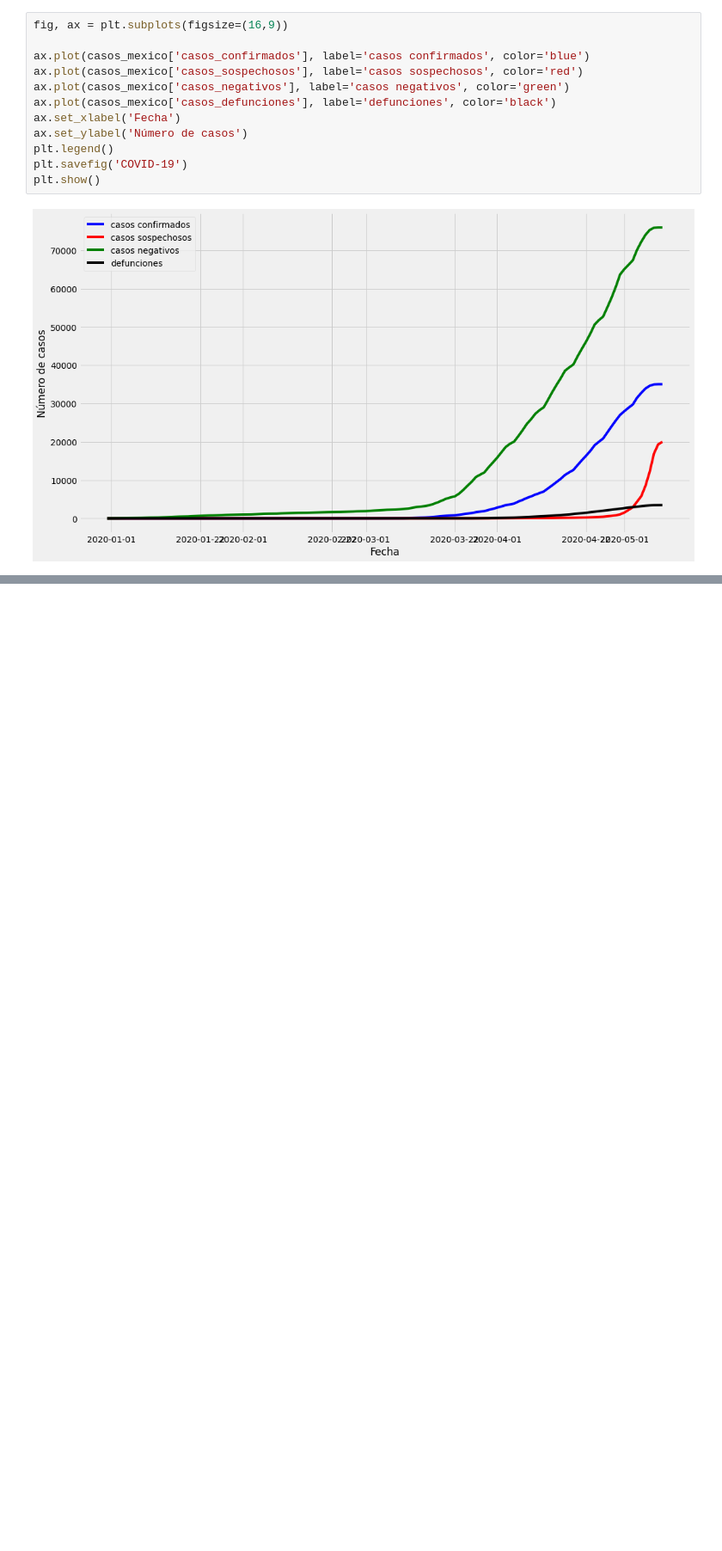
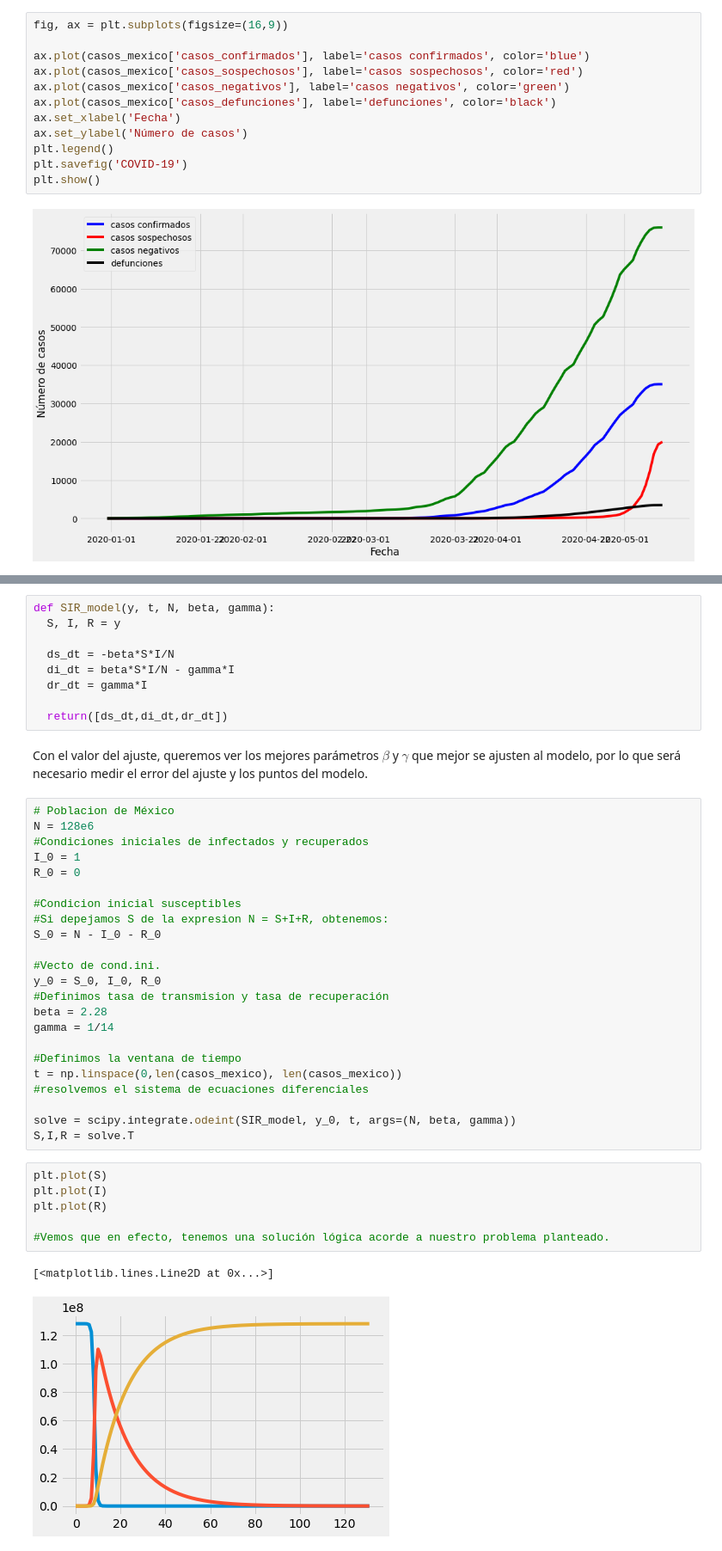
Before and after one commit to Physicworld/ProyectoIO, a Jupyter notebook: ProyectoIO_Notebook.ipynb, the cells around one changed output, grey strips where cells are left out. Shown at 86% size. Saved outputs shown, nothing was run; the diff lists cells and outputs as text; blank space fills up the shorter version.

Commit message:
Agrego solucion modelo SIR

```diff
--- a/ProyectoIO_Notebook.ipynb
+++ b/ProyectoIO_Notebook.ipynb
@@ -218,0 +274,43 @@ Ya tenemos los datos listos para ser procesados, y realizar el ajuste al modelo
+# %%
+def SIR_model(y, t, N, beta, gamma):
+  S, I, R = y
+
+  ds_dt = -beta*S*I/N
+  di_dt = beta*S*I/N - gamma*I
+  dr_dt = gamma*I
+
+  return([ds_dt,di_dt,dr_dt])
+# %% [markdown]
+Con el valor del ajuste, queremos ver los mejores parámetros $\beta$ y $\gamma$ que mejor se ajusten al modelo, por lo que será necesario medir el error del ajuste y los puntos del modelo.
+# %%
+# Poblacion de México
+N = 128e6
+#Condiciones iniciales de infectados y recuperados
+I_0 = 1
+R_0 = 0
+
+#Condicion inicial susceptibles
+#Si depejamos S de la expresion N = S+I+R, obtenemos:
+S_0 = N - I_0 - R_0
+
+#Vecto de cond.ini.
+y_0 = S_0, I_0, R_0
+#Definimos tasa de transmision y tasa de recuperación
+beta = 2.28
+gamma = 1/14
+
+#Definimos la ventana de tiempo
+t = np.linspace(0,len(casos_mexico), len(casos_mexico))
+#resolvemos el sistema de ecuaciones diferenciales
+
+solve = scipy.integrate.odeint(SIR_model, y_0, t, args=(N, beta, gamma))
+S,I,R = solve.T
+# %%
+plt.plot(S)
+plt.plot(I)
+plt.plot(R)
+
+#Vemos que en efecto, tenemos una solución lógica acorde a nuestro problema planteado.
+# %% [output]
+[<matplotlib.lines.Line2D at 0x...>]
+[figure, added]
```
Also changed, not shown: parts of 4 cells of this notebook.
